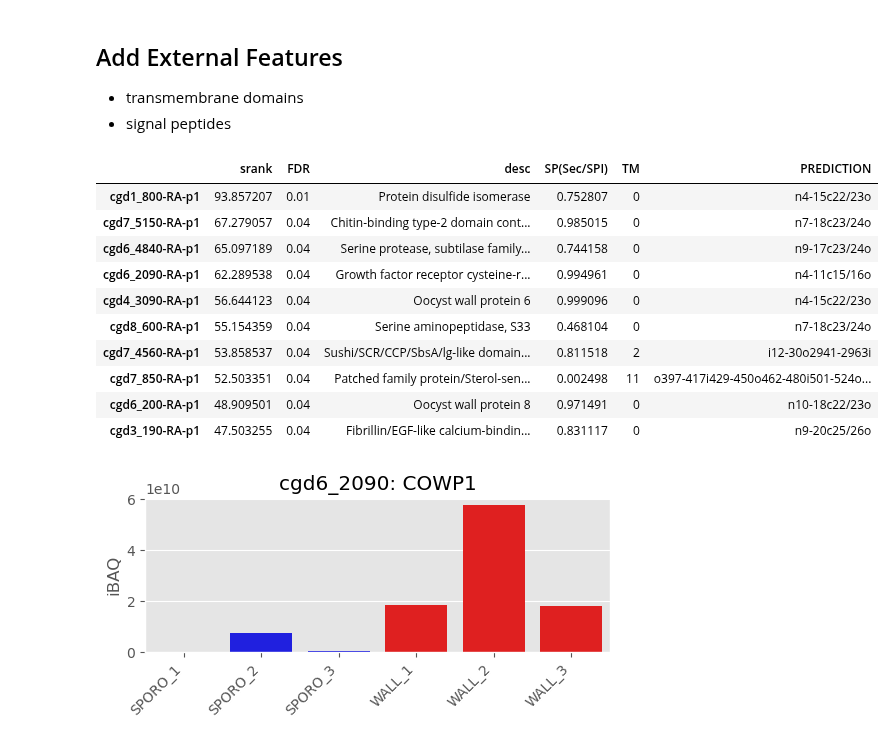
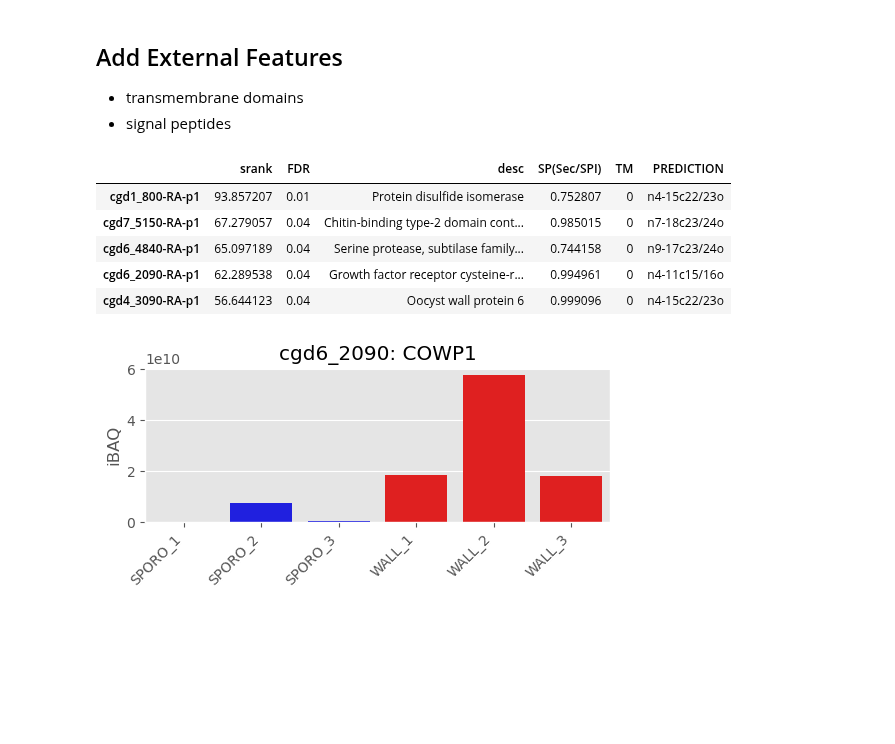
Before and after one commit to mtinti/oocyst_wall_proteome, a Jupyter notebook: notebooks/analysis.ipynb, the cells around one changed output. Saved outputs shown, nothing was run; the diff lists cells and outputs as text; code cells hidden in the pictures; blank space fills up the shorter version.

```diff
--- a/notebooks/analysis.ipynb
+++ b/notebooks/analysis.ipynb
@@ -449,16 +449,13 @@ phobius = pd.read_csv('../CryptoDB-45_CparvumIowaII_AnnotatedProteins.fasta.phob
 # %%
 final = final.join(phobius)
 # %%
-final.sort_values('srank',ascending=False)[['srank','FDR','desc','SP(Sec/SPI)','TM','PREDICTION']].head(10)
+my_selct = final.sort_values('srank',ascending=False)[
+    ['srank','FDR','desc','SP(Sec/SPI)','TM','PREDICTION']].head(100)
+my_selct.head()
 # %% [output]
 |  | srank | FDR | desc | SP(Sec/SPI) | TM | PREDICTION |
 | cgd1_800-RA-p1 | 93.857207 | 0.01 | Protein disulfide isomerase | 0.752807 | 0 | n4-15c22/23o |
 | cgd7_5150-RA-p1 | 67.279057 | 0.04 | Chitin-binding type-2 domain cont... | 0.985015 | 0 | n7-18c23/24o |
 | cgd6_4840-RA-p1 | 65.097189 | 0.04 | Serine protease, subtilase family... | 0.744158 | 0 | n9-17c23/24o |
 | cgd6_2090-RA-p1 | 62.289538 | 0.04 | Growth factor receptor cysteine-r... | 0.994961 | 0 | n4-11c15/16o |
 | cgd4_3090-RA-p1 | 56.644123 | 0.04 | Oocyst wall protein 6 | 0.999096 | 0 | n4-15c22/23o |
-| cgd8_600-RA-p1 | 55.154359 | 0.04 | Serine aminopeptidase, S33 | 0.468104 | 0 | n7-18c23/24o |
-| cgd7_4560-RA-p1 | 53.858537 | 0.04 | Sushi/SCR/CCP/SbsA/lg-like domain... | 0.811518 | 2 | i12-30o2941-2963i |
-| cgd7_850-RA-p1 | 52.503351 | 0.04 | Patched family protein/Sterol-sen... | 0.002498 | 11 | o397-417i429-450o462-480i501-524o... |
-| cgd6_200-RA-p1 | 48.909501 | 0.04 | Oocyst wall protein 8 | 0.971491 | 0 | n10-18c22/23o |
-| cgd3_190-RA-p1 | 47.503255 | 0.04 | Fibrillin/EGF-like calcium-bindin... | 0.831117 | 0 | n9-20c25/26o |
```
Also changed, not shown: parts of 3 cells of this notebook, 1 other file.
